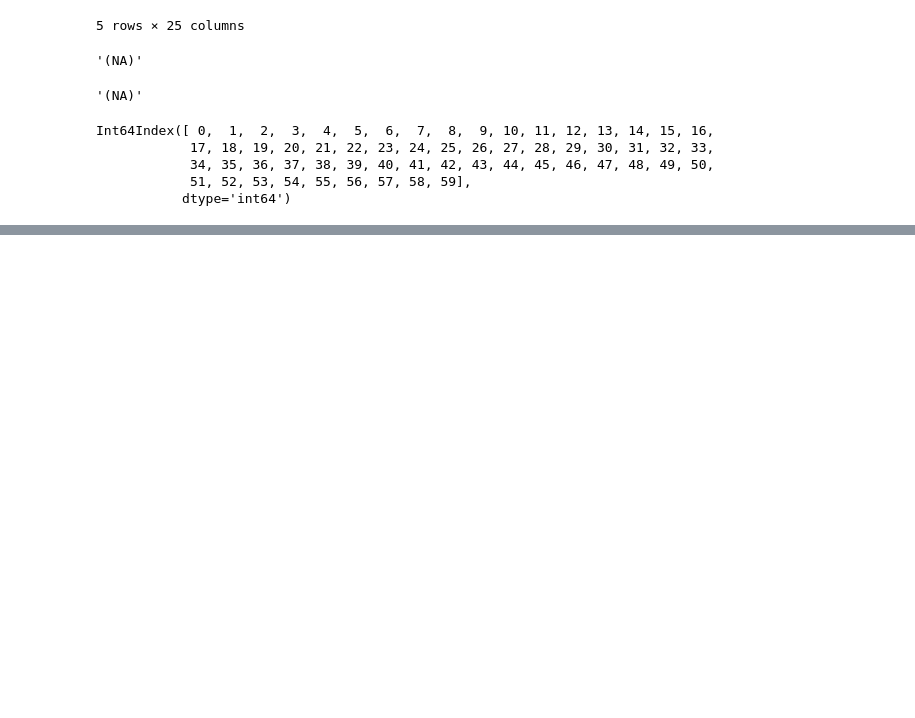
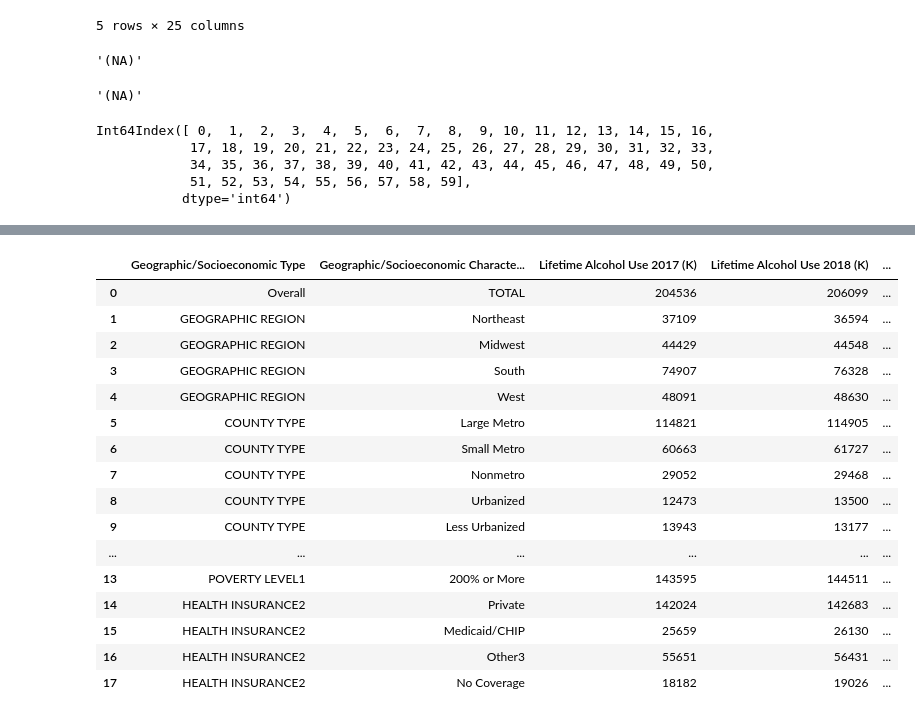
Before and after one commit to epayne323/ProjectOneRepo, a Jupyter notebook: Notebooks/Working_DataCleanup_RM.ipynb, the cells around one changed output, grey strips where cells are left out. Saved outputs shown, nothing was run; the diff lists cells and outputs as text; code cells hidden in the pictures; blank space fills up the shorter version.

Commit message:
add alcohol binge and heavy use data clean and updated raw

```diff
--- a/Notebooks/Working_DataCleanup_RM.ipynb
+++ b/Notebooks/Working_DataCleanup_RM.ipynb
@@ -1275,0 +1278,3 @@ GDP_prod_df.head()
+# %%
+Alc_use = pd.read_csv(os.path.join("..","Data","Raw","Alcohol_Use_Persons_21_or_Older_by_Geographic_Socioeconomic_in_Thousands_2017_2018.csv"))
+print(Alc_use)
@@ -1275,0 +1299,21 @@ GDP_prod_df.head()
+# %%
+alc_use = pd.DataFrame(Alc_use)
+alc_use
+# %% [output]
+|  | Geographic/Socioeconomic Type | Geographic/Socioeconomic Characte... | Lifetime Alcohol Use 2017 (K) | Lifetime Alcohol Use 2018 (K) | ... |
+| 0 | Overall | TOTAL | 204536 | 206099 | ... |
+| 1 | GEOGRAPHIC REGION | Northeast | 37109 | 36594 | ... |
+| 2 | GEOGRAPHIC REGION | Midwest | 44429 | 44548 | ... |
+| 3 | GEOGRAPHIC REGION | South | 74907 | 76328 | ... |
+| 4 | GEOGRAPHIC REGION | West | 48091 | 48630 | ... |
+| 5 | COUNTY TYPE | Large Metro | 114821 | 114905 | ... |
+| 6 | COUNTY TYPE | Small Metro | 60663 | 61727 | ... |
+| 7 | COUNTY TYPE | Nonmetro | 29052 | 29468 | ... |
+| 8 | COUNTY TYPE | Urbanized | 12473 | 13500 | ... |
+| 9 | COUNTY TYPE | Less Urbanized | 13943 | 13177 | ... |
+| ... | ... | ... | ... | ... | ... |
+| 13 | POVERTY LEVEL1 | 200% or More | 143595 | 144511 | ... |
+| 14 | HEALTH INSURANCE2 | Private | 142024 | 142683 | ... |
+| 15 | HEALTH INSURANCE2 | Medicaid/CHIP | 25659 | 26130 | ... |
+| 16 | HEALTH INSURANCE2 | Other3 | 55651 | 56431 | ... |
+| 17 | HEALTH INSURANCE2 | No Coverage | 18182 | 19026 | ... |
```
Also changed, not shown: parts of 4 cells of this notebook, 2 other files.
